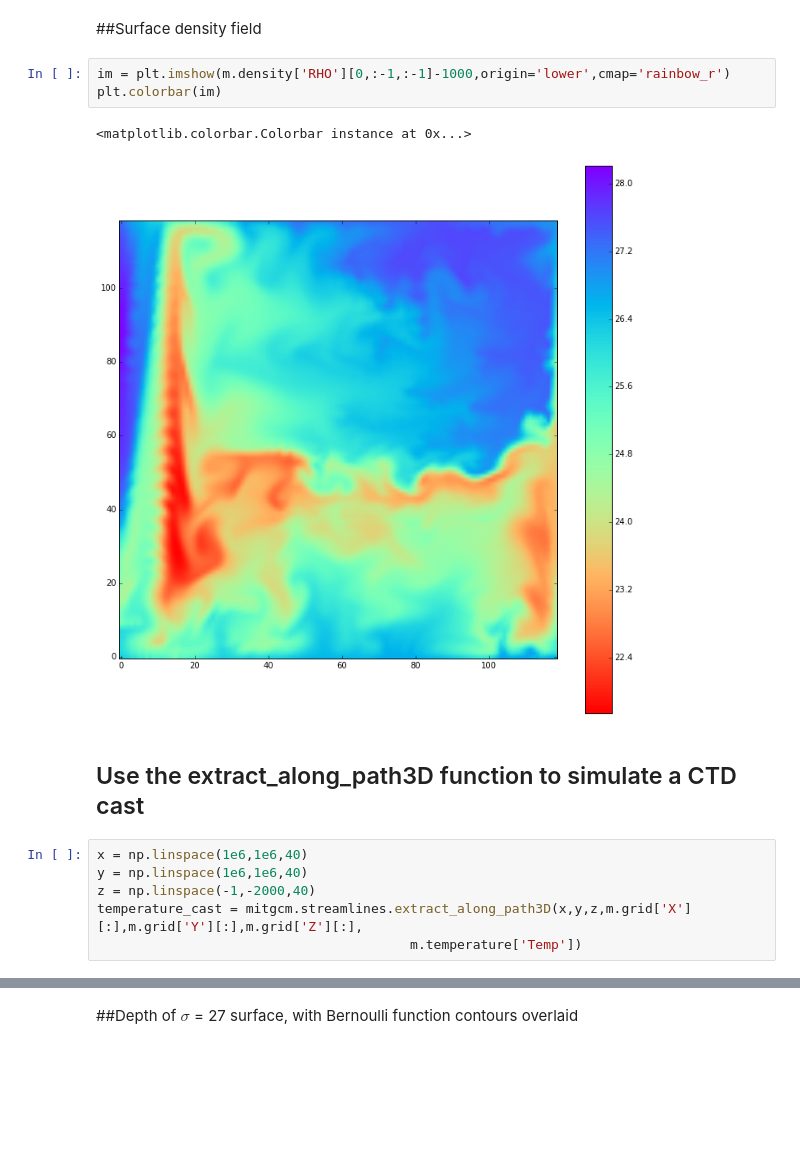
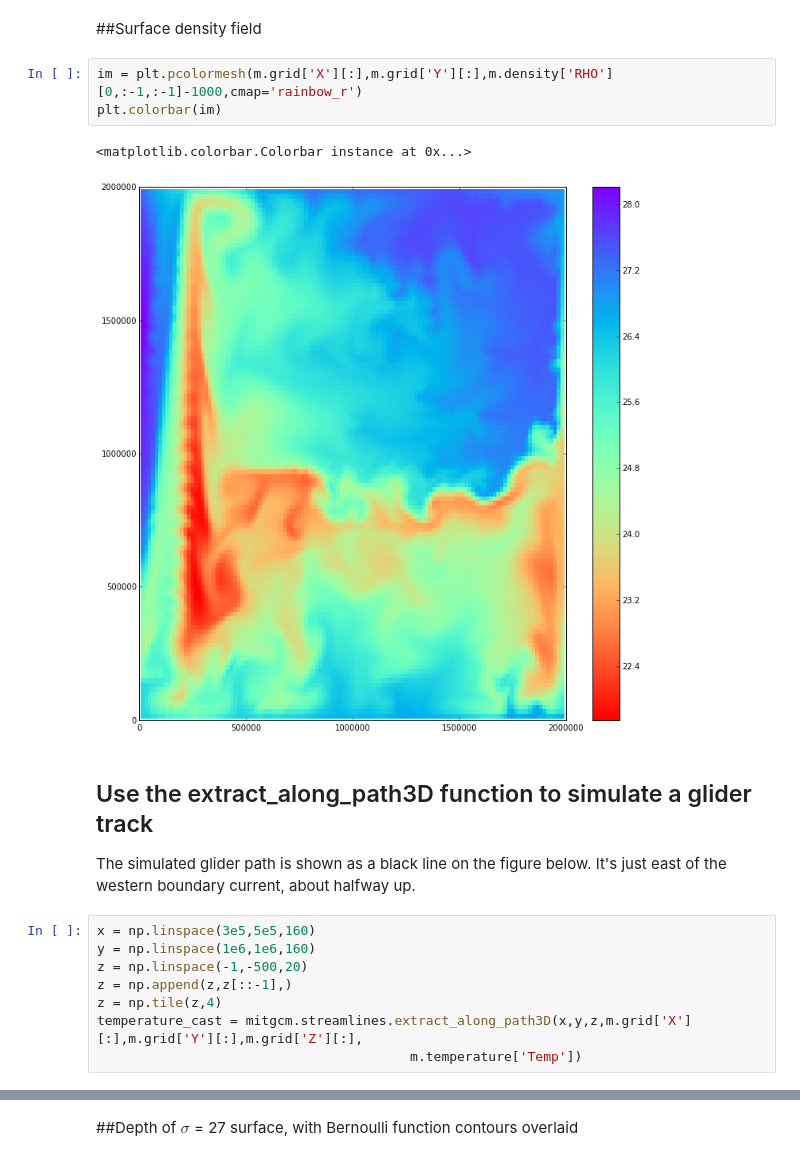
Before and after one commit to edoddridge/MITgcm_funcs, a Jupyter notebook: examples/example notebook.ipynb, the cells around one changed output, grey strips where cells are left out. Cells and saved outputs as stored; diff of their text form; blank space fills up the shorter version.

```diff
--- a/examples/example notebook.ipynb
+++ b/examples/example notebook.ipynb
@@ -46,16 +47,19 @@ m.bernoulli = mitgcm.Bernoulli(m,density_field='RHO', UVEL_field='U', VVEL_field
 # %% [markdown]
 ##Surface density field
 # %%
-im = plt.imshow(m.density['RHO'][0,:-1,:-1]-1000,origin='lower',cmap='rainbow_r')
+im = plt.pcolormesh(m.grid['X'][:],m.grid['Y'][:],m.density['RHO'][0,:-1,:-1]-1000,cmap='rainbow_r')
 plt.colorbar(im)
 # %% [output]
 <matplotlib.colorbar.Colorbar instance at 0x...>
-[figure, old version]
+[figure, new version]
-# %% [markdown]
-## Use the extract_along_path3D function to simulate a CTD cast
+# %% [markdown]
+## Use the extract_along_path3D function to simulate a glider track
+The simulated glider path is shown as a black line on the figure below. It's just east of the western boundary current, about halfway up.
 # %%
-x = np.linspace(1e6,1e6,40)
-y = np.linspace(1e6,1e6,40)
-z = np.linspace(-1,-2000,40)
+x = np.linspace(3e5,5e5,160)
+y = np.linspace(1e6,1e6,160)
+z = np.linspace(-1,-500,20)
+z = np.append(z,z[::-1],)
+z = np.tile(z,4)
 temperature_cast = mitgcm.streamlines.extract_along_path3D(x,y,z,m.grid['X'][:],m.grid['Y'][:],m.grid['Z'][:],
                                         m.temperature['Temp'])
```
Also changed, not shown: parts of 22 cells of this notebook.
